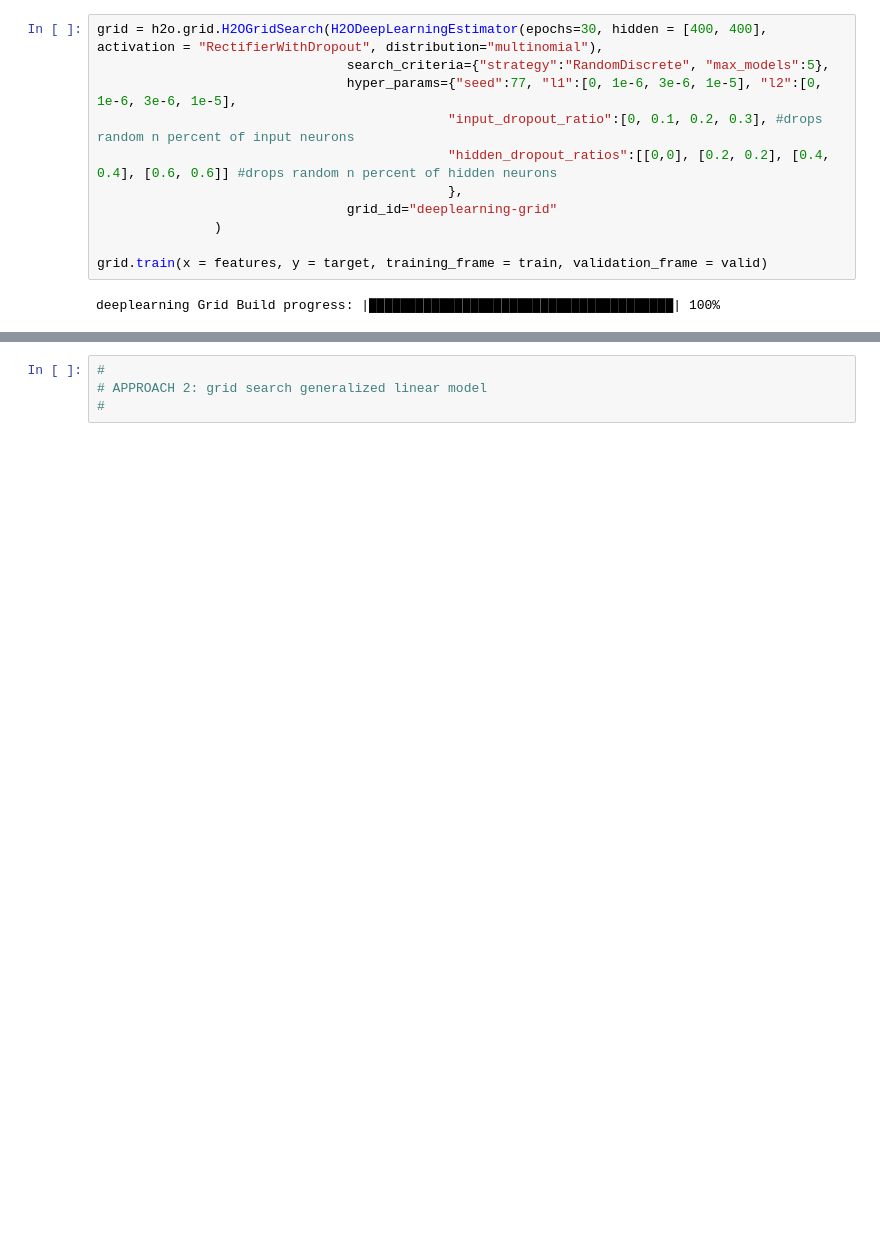
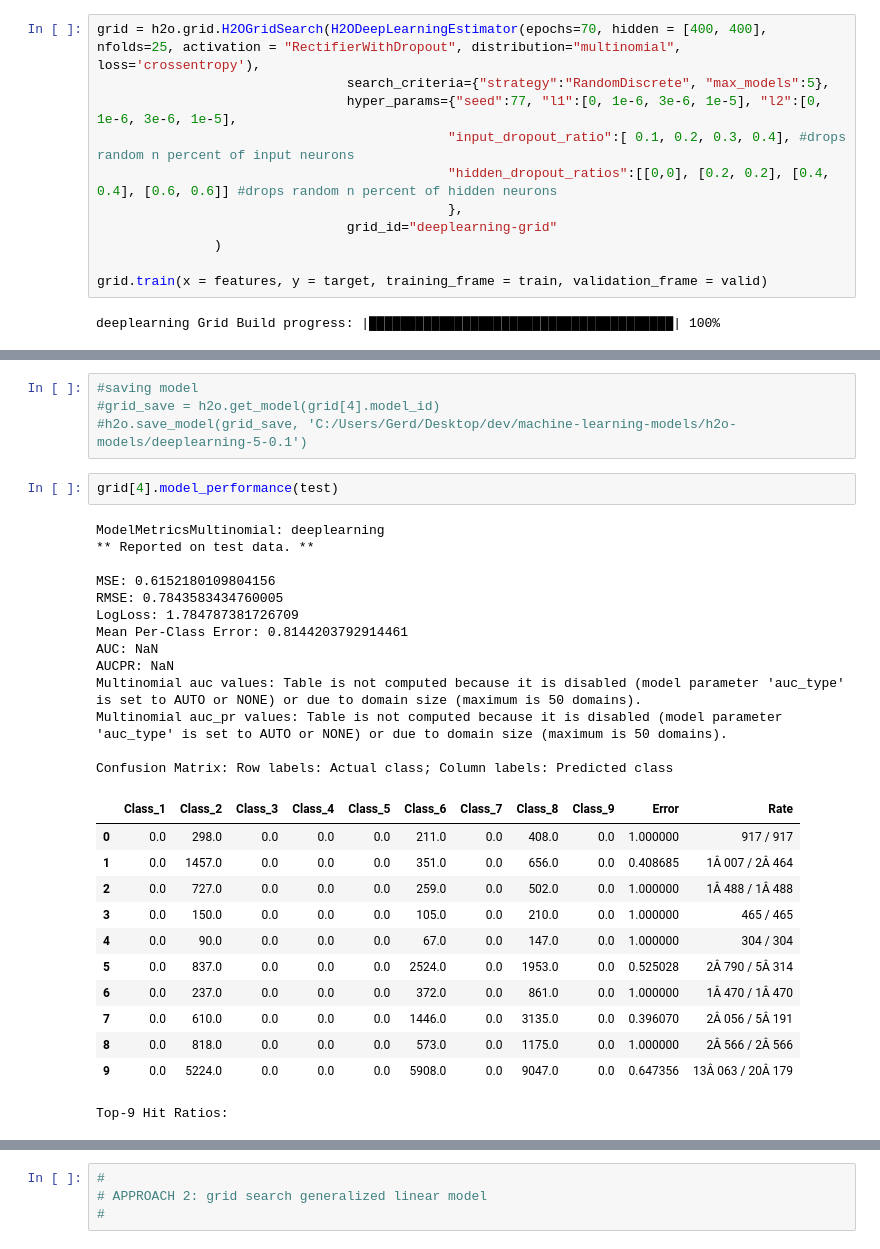
Before and after one commit to zoidgerd/kaggle, a Jupyter notebook: tbs-jun/modelgen-h2o.ipynb, the cells around one changed output, grey strips where cells are left out. Drawn from its saved outputs; the diff is of its cells as text; blank space fills up the shorter version.

```diff
--- a/tbs-jun/modelgen-h2o.ipynb
+++ b/tbs-jun/modelgen-h2o.ipynb
@@ -103,10 +103,10 @@ target = "target"
 # APPROACH 1: grid search deep learning model
 #
 # %%
-grid = h2o.grid.H2OGridSearch(H2ODeepLearningEstimator(epochs=30, hidden = [400, 400], activation = "RectifierWithDropout", distribution="multinomial"),
+grid = h2o.grid.H2OGridSearch(H2ODeepLearningEstimator(epochs=70, hidden = [400, 400], nfolds=25, activation = "RectifierWithDropout", distribution="multinomial", loss='crossentropy'),
                                 search_criteria={"strategy":"RandomDiscrete", "max_models":5},
                                 hyper_params={"seed":77, "l1":[0, 1e-6, 3e-6, 1e-5], "l2":[0, 1e-6, 3e-6, 1e-5],
-                                             "input_dropout_ratio":[0, 0.1, 0.2, 0.3], #drops random n percent of input neurons
+                                             "input_dropout_ratio":[ 0.1, 0.2, 0.3, 0.4], #drops random n percent of input neurons
                                              "hidden_dropout_ratios":[[0,0], [0.2, 0.2], [0.4, 0.4], [0.6, 0.6]] #drops random n percent of hidden neurons
                                              },
                                 grid_id="deeplearning-grid"
@@ -125,0 +126,32 @@ grid.logloss()
+# %%
+#saving model
+#grid_save = h2o.get_model(grid[4].model_id)
+#h2o.save_model(grid_save, 'C:/Users/Gerd/Desktop/dev/machine-learning-models/h2o-models/deeplearning-5-0.1')
+# %%
+grid[4].model_performance(test)
+# %% [output]
+ModelMetricsMultinomial: deeplearning
+** Reported on test data. **
+
+MSE: 0.6152180109804156
+RMSE: 0.7843583434760005
+LogLoss: 1.784787381726709
+Mean Per-Class Error: 0.8144203792914461
+AUC: NaN
+AUCPR: NaN
+Multinomial auc values: Table is not computed because it is disabled (model parameter 'auc_type' is set to AUTO or NONE) or due to domain size (maximum is 50 domains).
+Multinomial auc_pr values: Table is not computed because it is disabled (model parameter 'auc_type' is set to AUTO or NONE) or due to domain size (maximum is 50 domains).
+
+Confusion Matrix: Row labels: Actual class; Column labels: Predicted class
+|  | Class_1 | Class_2 | Class_3 | Class_4 | Class_5 | Class_6 | Class_7 | Class_8 | Class_9 | Error | Rate |
+| 0 | 0.0 | 298.0 | 0.0 | 0.0 | 0.0 | 211.0 | 0.0 | 408.0 | 0.0 | 1.000000 | 917 / 917 |
+| 1 | 0.0 | 1457.0 | 0.0 | 0.0 | 0.0 | 351.0 | 0.0 | 656.0 | 0.0 | 0.408685 | 1Â 007 / 2Â 464 |
+| 2 | 0.0 | 727.0 | 0.0 | 0.0 | 0.0 | 259.0 | 0.0 | 502.0 | 0.0 | 1.000000 | 1Â 488 / 1Â 488 |
+| 3 | 0.0 | 150.0 | 0.0 | 0.0 | 0.0 | 105.0 | 0.0 | 210.0 | 0.0 | 1.000000 | 465 / 465 |
+| 4 | 0.0 | 90.0 | 0.0 | 0.0 | 0.0 | 67.0 | 0.0 | 147.0 | 0.0 | 1.000000 | 304 / 304 |
+| 5 | 0.0 | 837.0 | 0.0 | 0.0 | 0.0 | 2524.0 | 0.0 | 1953.0 | 0.0 | 0.525028 | 2Â 790 / 5Â 314 |
+| 6 | 0.0 | 237.0 | 0.0 | 0.0 | 0.0 | 372.0 | 0.0 | 861.0 | 0.0 | 1.000000 | 1Â 470 / 1Â 470 |
+| 7 | 0.0 | 610.0 | 0.0 | 0.0 | 0.0 | 1446.0 | 0.0 | 3135.0 | 0.0 | 0.396070 | 2Â 056 / 5Â 191 |
+| 8 | 0.0 | 818.0 | 0.0 | 0.0 | 0.0 | 573.0 | 0.0 | 1175.0 | 0.0 | 1.000000 | 2Â 566 / 2Â 566 |
+| 9 | 0.0 | 5224.0 | 0.0 | 0.0 | 0.0 | 5908.0 | 0.0 | 9047.0 | 0.0 | 0.647356 | 13Â 063 / 20Â 179 |
+Top-9 Hit Ratios:
```
Also changed, not shown: parts of 9 cells of this notebook, 1 other file.
